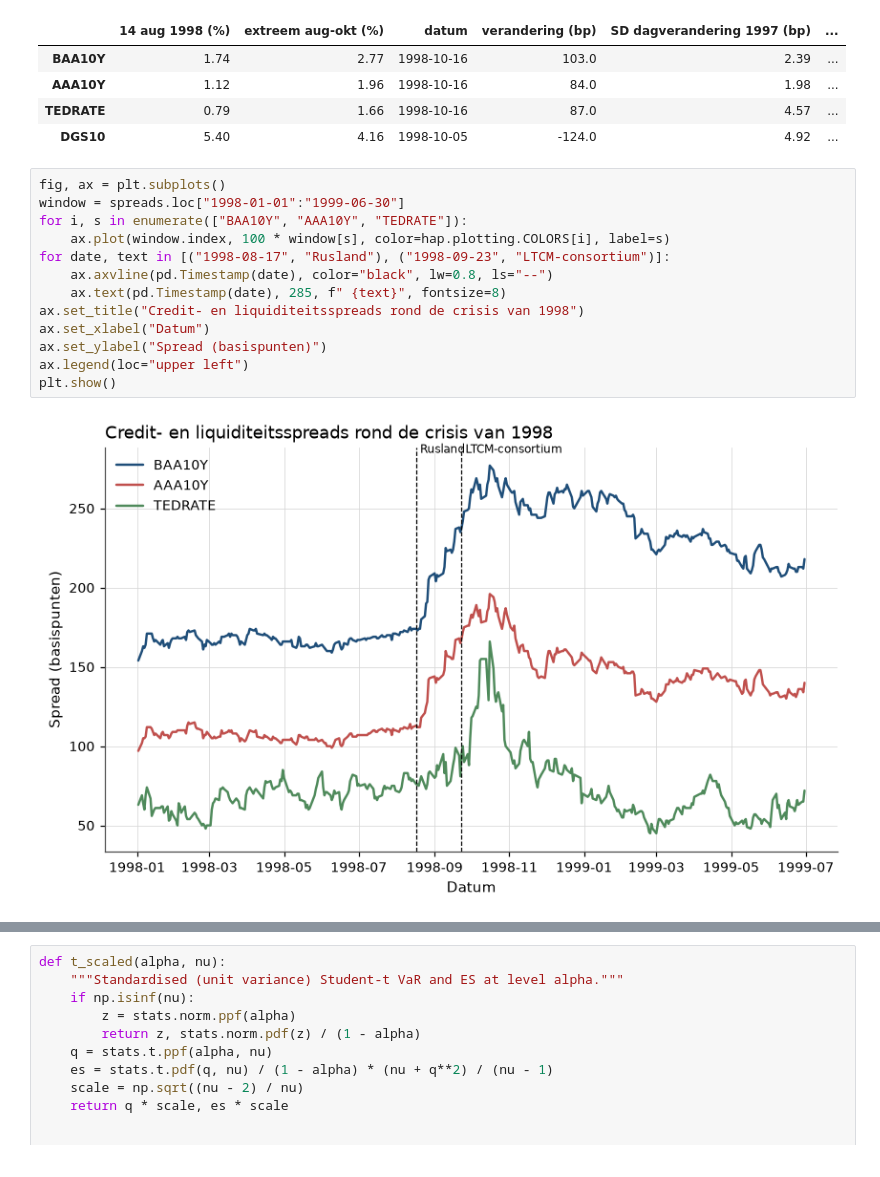
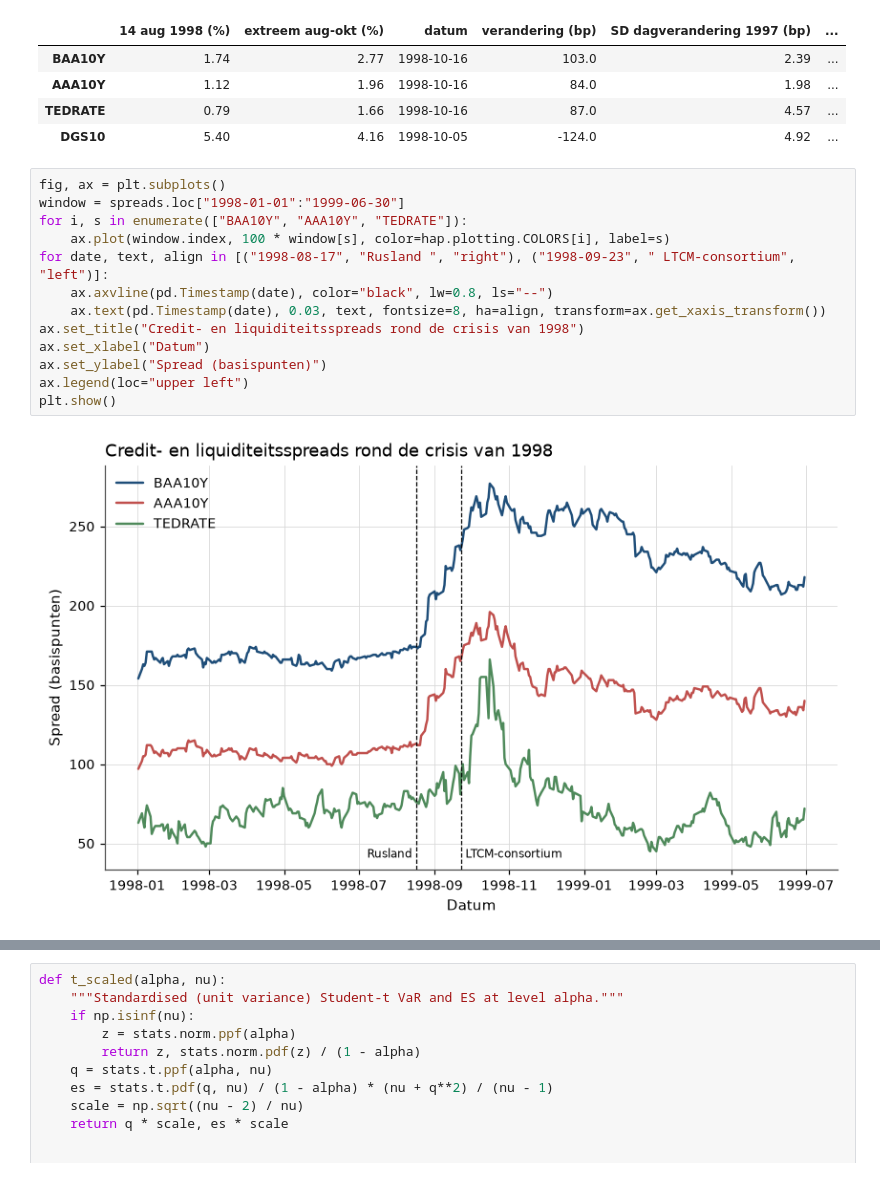
Before and after one commit to MaartenN14/history-asset-pricing, a Jupyter notebook: lectures/04_22_risk_management.ipynb, the cells around one changed output, grey strips where cells are left out. Saved outputs shown, nothing was run; the diff lists cells and outputs as text.

```diff
--- a/lectures/04_22_risk_management.ipynb
+++ b/lectures/04_22_risk_management.ipynb
@@ -1172,15 +1068,15 @@ pd.DataFrame({"14 aug 1998 (%)": before, "extreem aug-okt (%)": extreme, "datum"
 # %%
 fig, ax = plt.subplots()
 window = spreads.loc["1998-01-01":"1999-06-30"]
 for i, s in enumerate(["BAA10Y", "AAA10Y", "TEDRATE"]):
     ax.plot(window.index, 100 * window[s], color=hap.plotting.COLORS[i], label=s)
-for date, text in [("1998-08-17", "Rusland"), ("1998-09-23", "LTCM-consortium")]:
+for date, text, align in [("1998-08-17", "Rusland ", "right"), ("1998-09-23", " LTCM-consortium", "left")]:
     ax.axvline(pd.Timestamp(date), color="black", lw=0.8, ls="--")
-    ax.text(pd.Timestamp(date), 285, f" {text}", fontsize=8)
+    ax.text(pd.Timestamp(date), 0.03, text, fontsize=8, ha=align, transform=ax.get_xaxis_transform())
 ax.set_title("Credit- en liquiditeitsspreads rond de crisis van 1998")
 ax.set_xlabel("Datum")
 ax.set_ylabel("Spread (basispunten)")
 ax.legend(loc="upper left")
 plt.show()
 # %% [output]
-[figure, old version]
+[figure, new version]
```
Also changed, not shown: parts of 23 cells of this notebook, 2 other files.
